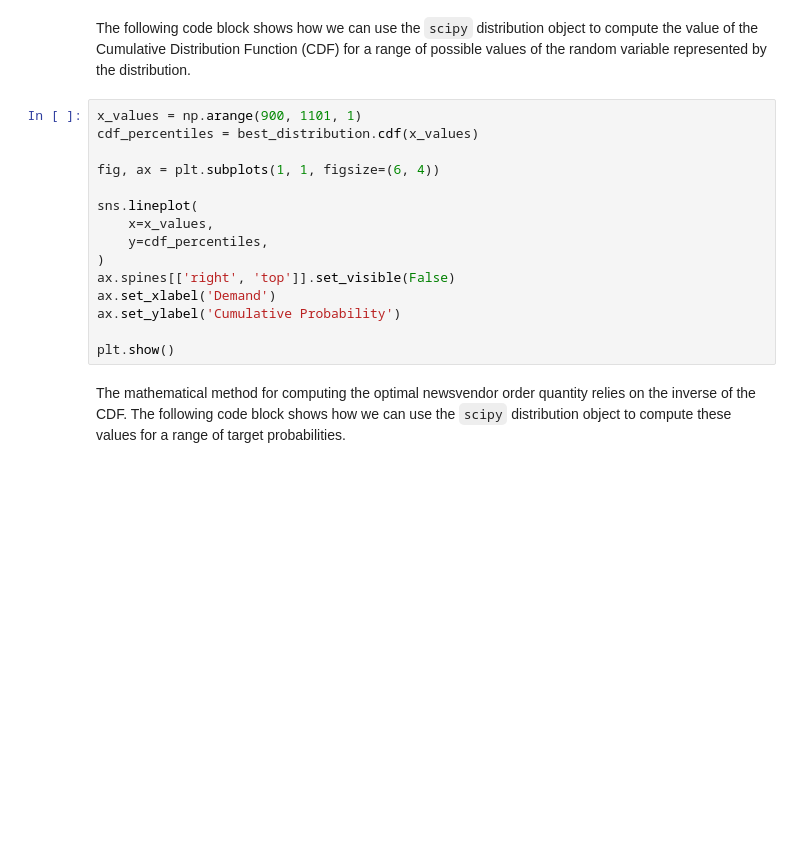
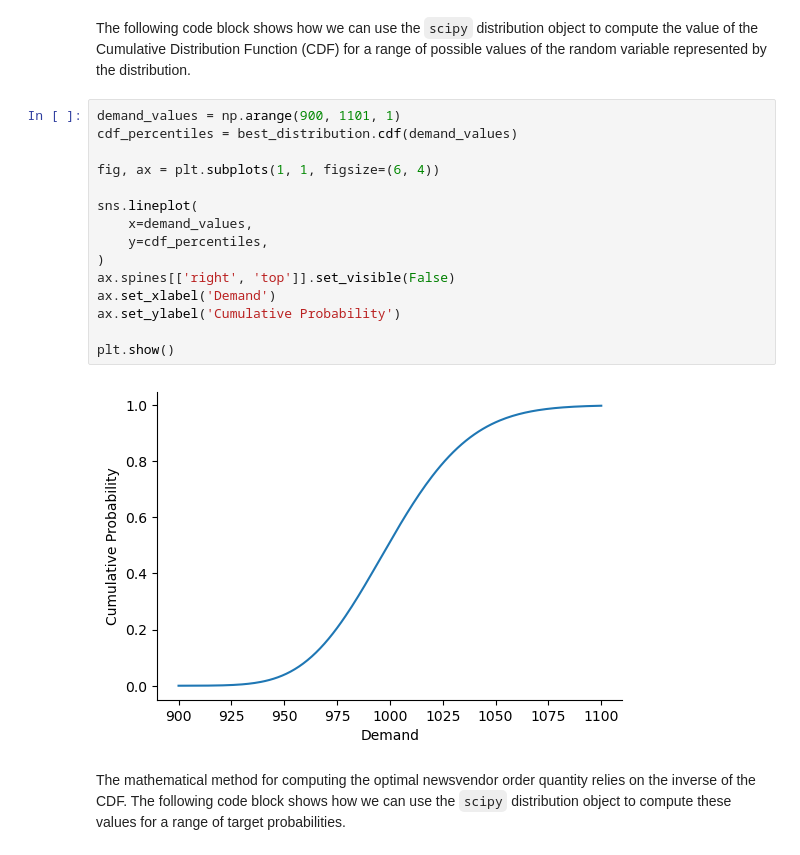
Before and after one commit to freemanalytics/optimization-modeling, a Jupyter notebook: Newsvendor - Sample Average Approximation.ipynb, the cells around one changed output. Saved outputs shown, nothing was run; the diff lists cells and outputs as text; blank space fills up the shorter version.

```diff
--- a/Newsvendor - Sample Average Approximation.ipynb
+++ b/Newsvendor - Sample Average Approximation.ipynb
@@ -70,20 +78,22 @@ optutilities.distribution_fitting.plot_histogram_for_two_arrays(
 # %% [markdown]
 The following code block shows how we can use the `scipy` distribution object to compute the value of the Cumulative Distribution Function (CDF) for a range of possible values of the random variable represented by the distribution.
 # %%
-x_values = np.arange(900, 1101, 1)
-cdf_percentiles = best_distribution.cdf(x_values)
+demand_values = np.arange(900, 1101, 1)
+cdf_percentiles = best_distribution.cdf(demand_values)
 
 fig, ax = plt.subplots(1, 1, figsize=(6, 4))
 
 sns.lineplot(
-    x=x_values,
+    x=demand_values,
     y=cdf_percentiles,
 )
 ax.spines[['right', 'top']].set_visible(False)
 ax.set_xlabel('Demand')
 ax.set_ylabel('Cumulative Probability')
 
 plt.show()
+# %% [output]
+[figure, added]
 # %% [markdown]
 The mathematical method for computing the optimal newsvendor order quantity relies on the inverse of the CDF. The following code block shows how we can use the `scipy` distribution object to compute these values for a range of target probabilities.
 # %%
```
Also changed, not shown: parts of 10 cells of this notebook.
